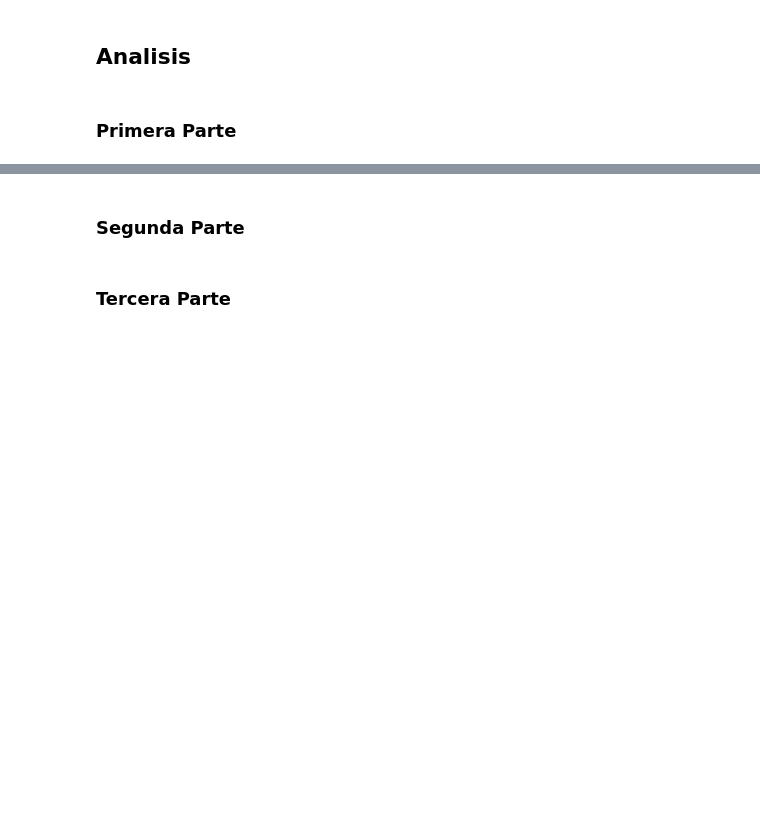
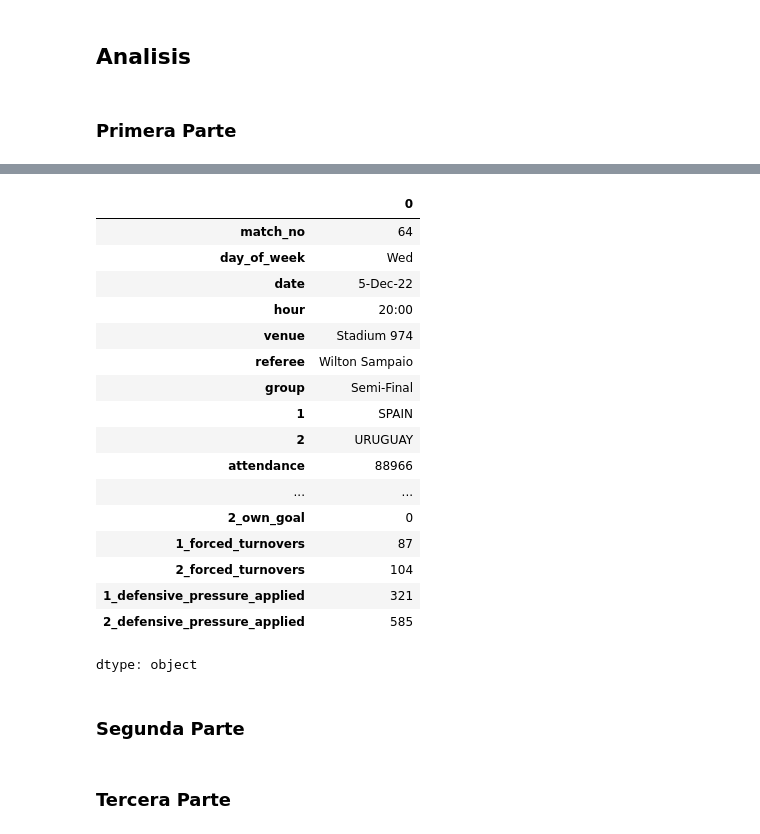
Before and after one commit to Skuerjuan/chona_qatar, a Jupyter notebook: mundial_qatar_2022.ipynb, the cells around one changed output, grey strips where cells are left out. Drawn from its saved outputs; the diff is of its cells as text; code cells hidden in the pictures; blank space fills up the shorter version.

```diff
--- a/mundial_qatar_2022.ipynb
+++ b/mundial_qatar_2022.ipynb
@@ -72,6 +157,27 @@ mundial["1"].value_counts().sum()
 # %%
 # Cual es la selección que mas penales metió?
 # Completar
+filtro = mundial["1_panelties_scored"] > 0
+mundial[filtro]
+# %% [output]
+|  | 0 |
+| match_no | 64 |
+| day_of_week | Wed |
+| date | 5-Dec-22 |
+| hour | 20:00 |
+| venue | Stadium 974 |
+| referee | Wilton Sampaio |
+| group | Semi-Final |
+| 1 | SPAIN |
+| 2 | URUGUAY |
+| attendance | 88966 |
+| ... | ... |
+| 2_own_goal | 0 |
+| 1_forced_turnovers | 87 |
+| 2_forced_turnovers | 104 |
+| 1_defensive_pressure_applied | 321 |
+| 2_defensive_pressure_applied | 585 |
+dtype: object
 # %%
 # Cual es la selección que mas penales le hicieron?
 # Completar
```
Also changed, not shown: parts of 7 cells of this notebook.
